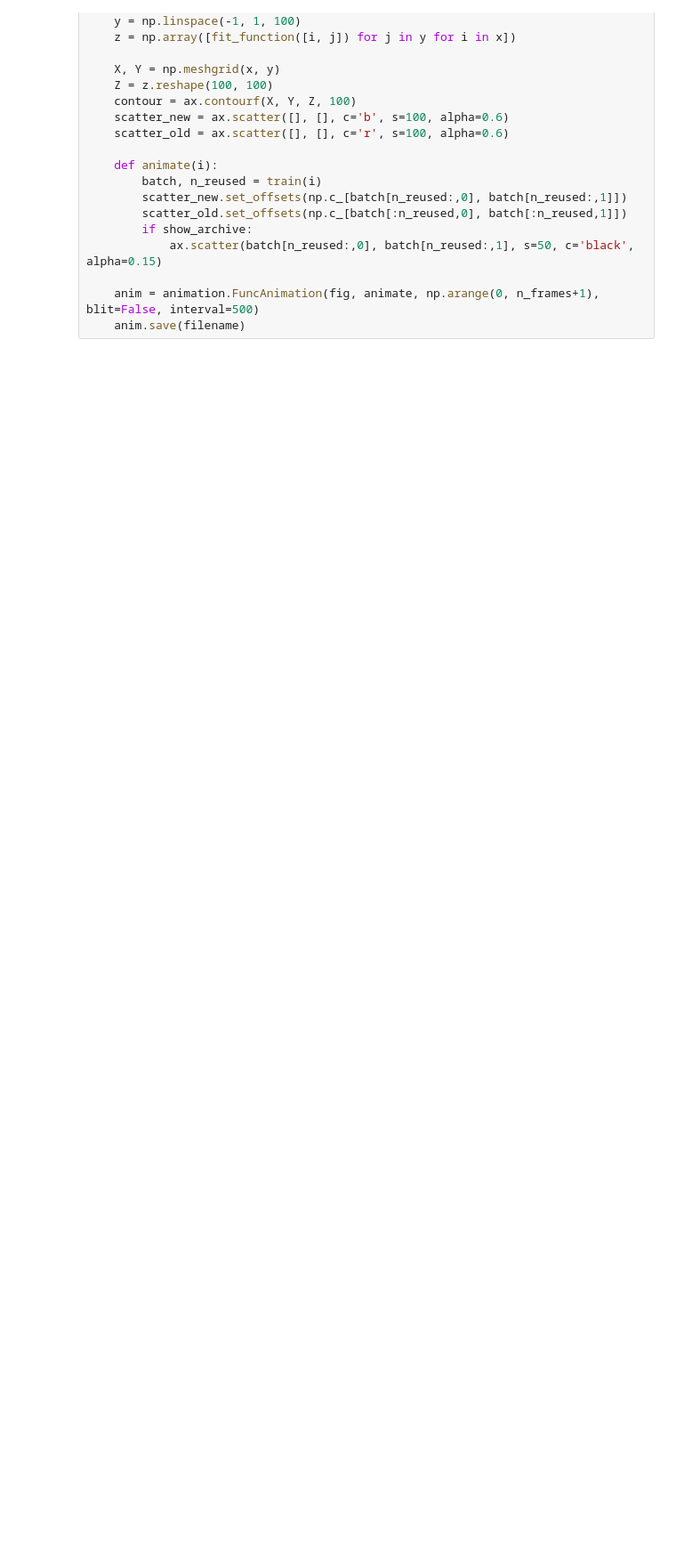
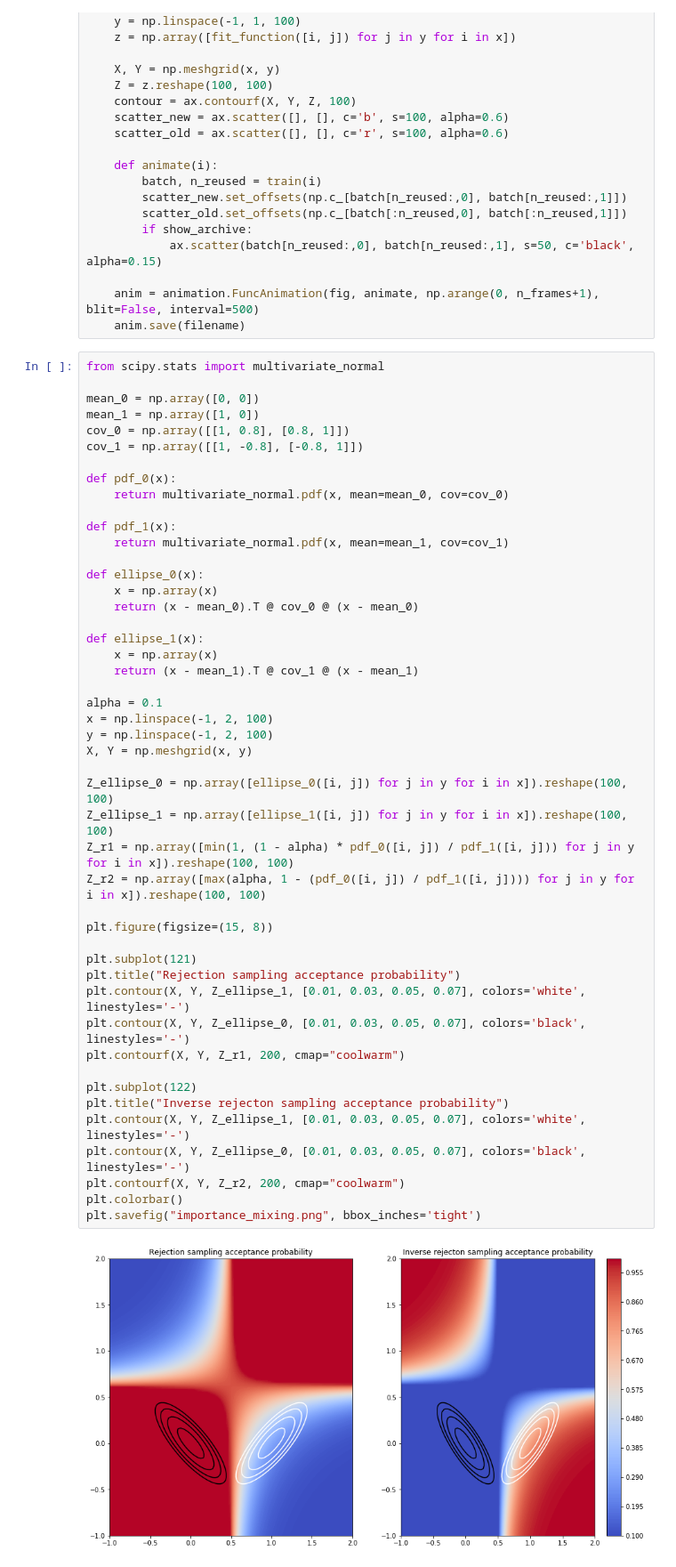
Before and after one commit to apourchot/ES, a Jupyter notebook: visualisation_2d.ipynb, the cells around one changed output. Shown at 89% size. Saved outputs shown, nothing was run; the diff lists cells and outputs as text; blank space fills up the shorter version.

```diff
--- a/visualisation_2d.ipynb
+++ b/visualisation_2d.ipynb
@@ -133,3 +134,52 @@ def create_clip(fit_function, optimizer_class, sampler_class, filename=None, acc
 
     anim = animation.FuncAnimation(fig, animate, np.arange(0, n_frames+1), blit=False, interval=500)
     anim.save(filename)
+# %%
+from scipy.stats import multivariate_normal
+
+mean_0 = np.array([0, 0])
+mean_1 = np.array([1, 0])
+cov_0 = np.array([[1, 0.8], [0.8, 1]])
+cov_1 = np.array([[1, -0.8], [-0.8, 1]])
+
+def pdf_0(x):
+    return multivariate_normal.pdf(x, mean=mean_0, cov=cov_0)
+
+def pdf_1(x):
+    return multivariate_normal.pdf(x, mean=mean_1, cov=cov_1)
+
+def ellipse_0(x):
+    x = np.array(x)
+    return (x - mean_0).T @ cov_0 @ (x - mean_0)
+
+def ellipse_1(x):
+    x = np.array(x)
+    return (x - mean_1).T @ cov_1 @ (x - mean_1)
+
+alpha = 0.1
+x = np.linspace(-1, 2, 100)
+y = np.linspace(-1, 2, 100)
+X, Y = np.meshgrid(x, y)
+
+Z_ellipse_0 = np.array([ellipse_0([i, j]) for j in y for i in x]).reshape(100, 100)
+Z_ellipse_1 = np.array([ellipse_1([i, j]) for j in y for i in x]).reshape(100, 100)
+Z_r1 = np.array([min(1, (1 - alpha) * pdf_0([i, j]) / pdf_1([i, j])) for j in y for i in x]).reshape(100, 100)
+Z_r2 = np.array([max(alpha, 1 - (pdf_0([i, j]) / pdf_1([i, j]))) for j in y for i in x]).reshape(100, 100)
+
+plt.figure(figsize=(15, 8))
+
+plt.subplot(121)
+plt.title("Rejection sampling acceptance probability")
+plt.contour(X, Y, Z_ellipse_1, [0.01, 0.03, 0.05, 0.07], colors='white', linestyles='-')
+plt.contour(X, Y, Z_ellipse_0, [0.01, 0.03, 0.05, 0.07], colors='black', linestyles='-')
+plt.contourf(X, Y, Z_r1, 200, cmap="coolwarm")
+
+plt.subplot(122)
+plt.title("Inverse rejecton sampling acceptance probability")
+plt.contour(X, Y, Z_ellipse_1, [0.01, 0.03, 0.05, 0.07], colors='white', linestyles='-')
+plt.contour(X, Y, Z_ellipse_0, [0.01, 0.03, 0.05, 0.07], colors='black', linestyles='-')
+plt.contourf(X, Y, Z_r2, 200, cmap="coolwarm")
+plt.colorbar()
+plt.savefig("importance_mixing.png", bbox_inches='tight')
+# %% [output]
+[figure, added]
```
Also changed, not shown: parts of 2 cells of this notebook, 9 other files.
